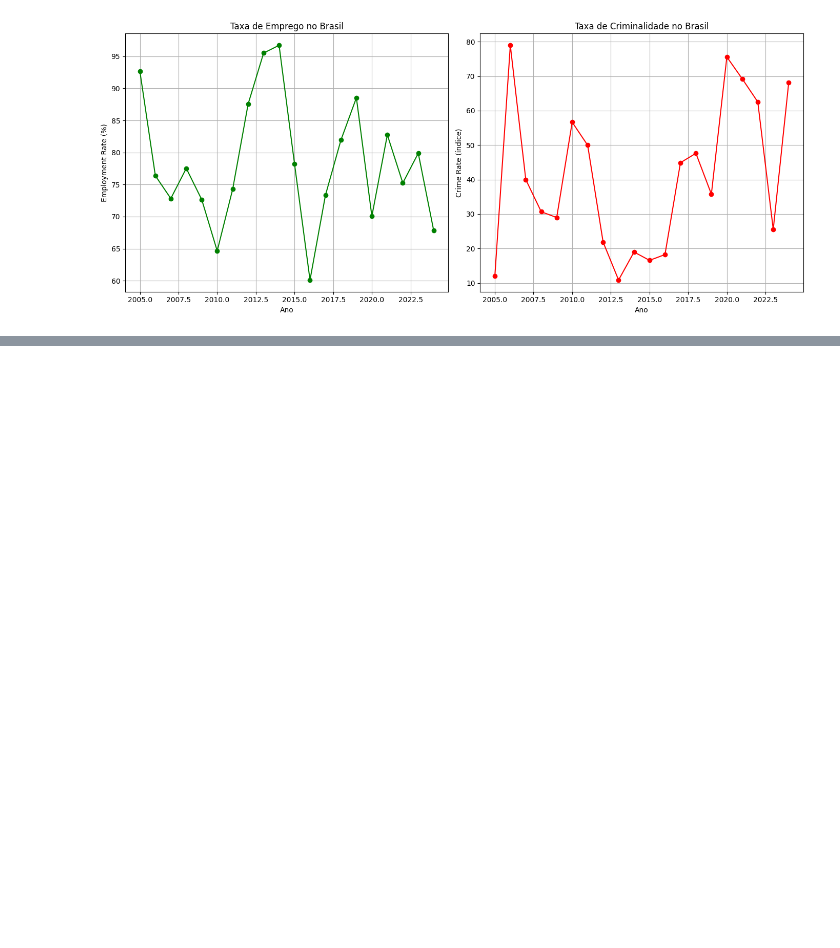
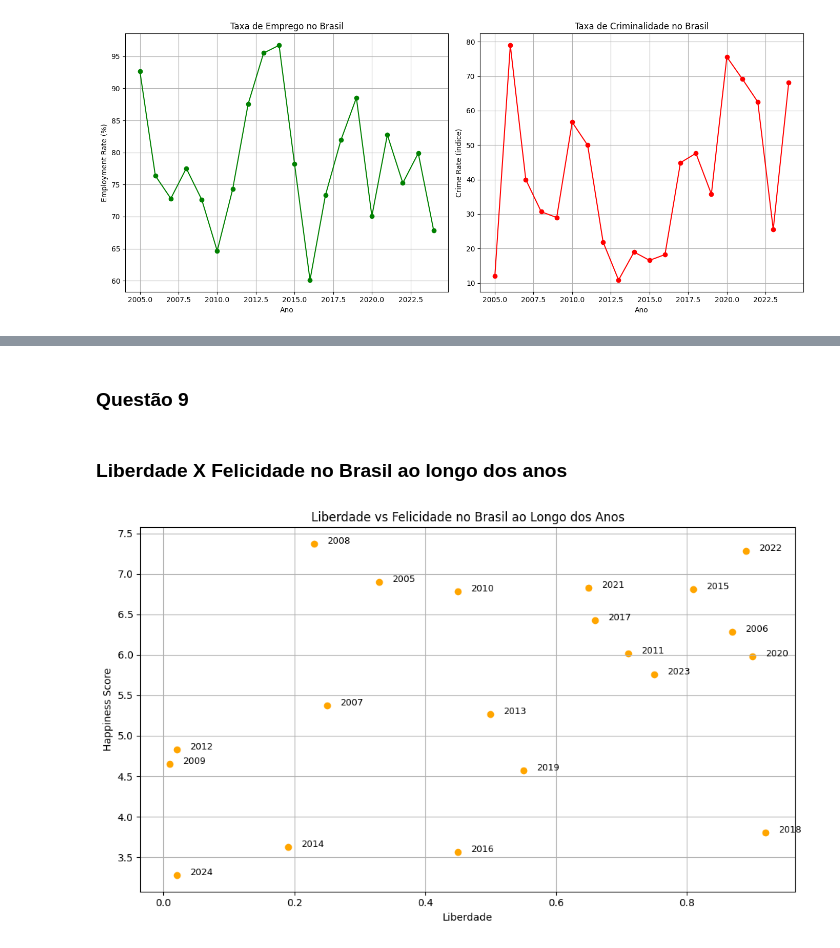
Before and after one commit to romulobeluco/C111-Trabalho, a Jupyter notebook: main.ipynb, the cells around one changed output, grey strips where cells are left out. Drawn from its saved outputs; the diff is of its cells as text; code cells hidden in the pictures; blank space fills up the shorter version.

```diff
--- a/main.ipynb
+++ b/main.ipynb
@@ -184,0 +214,28 @@ plt.show()
+# %% [markdown]
+### Questão 9
+# %% [markdown]
+### Liberdade X Felicidade no Brasil ao longo dos anos
+# %%
+df_brasil = dfPaises[dfPaises['Country'] == 'Brazil']
+df_brasil = df_brasil[['Year', 'Freedom', 'Happiness_Score']].dropna().drop_duplicates(subset='Year')
+df_brasil = df_brasil.sort_values(by='Year')
+
+# Plotar gráfico de pontos
+plt.figure(figsize=(10, 6))
+plt.scatter(df_brasil['Freedom'], df_brasil['Happiness_Score'], color='orange')
+
+# Marcar os anos ao lado de cada ponto
+for _, row in df_brasil.iterrows():
+    plt.text(row['Freedom'] + 0.02, row['Happiness_Score'], str(int(row['Year'])), fontsize=9)
+
+# Adicionar título e rótulos
+plt.title('Liberdade vs Felicidade no Brasil ao Longo dos Anos')
+plt.xlabel('Liberdade')
+plt.ylabel('Happiness Score')
+
+# Melhorar o layout e exibir o gráfico
+plt.grid(True)
+plt.tight_layout()
+plt.show()
+# %% [output]
+[figure, added]
```
Also changed, not shown: parts of 6 cells of this notebook.
